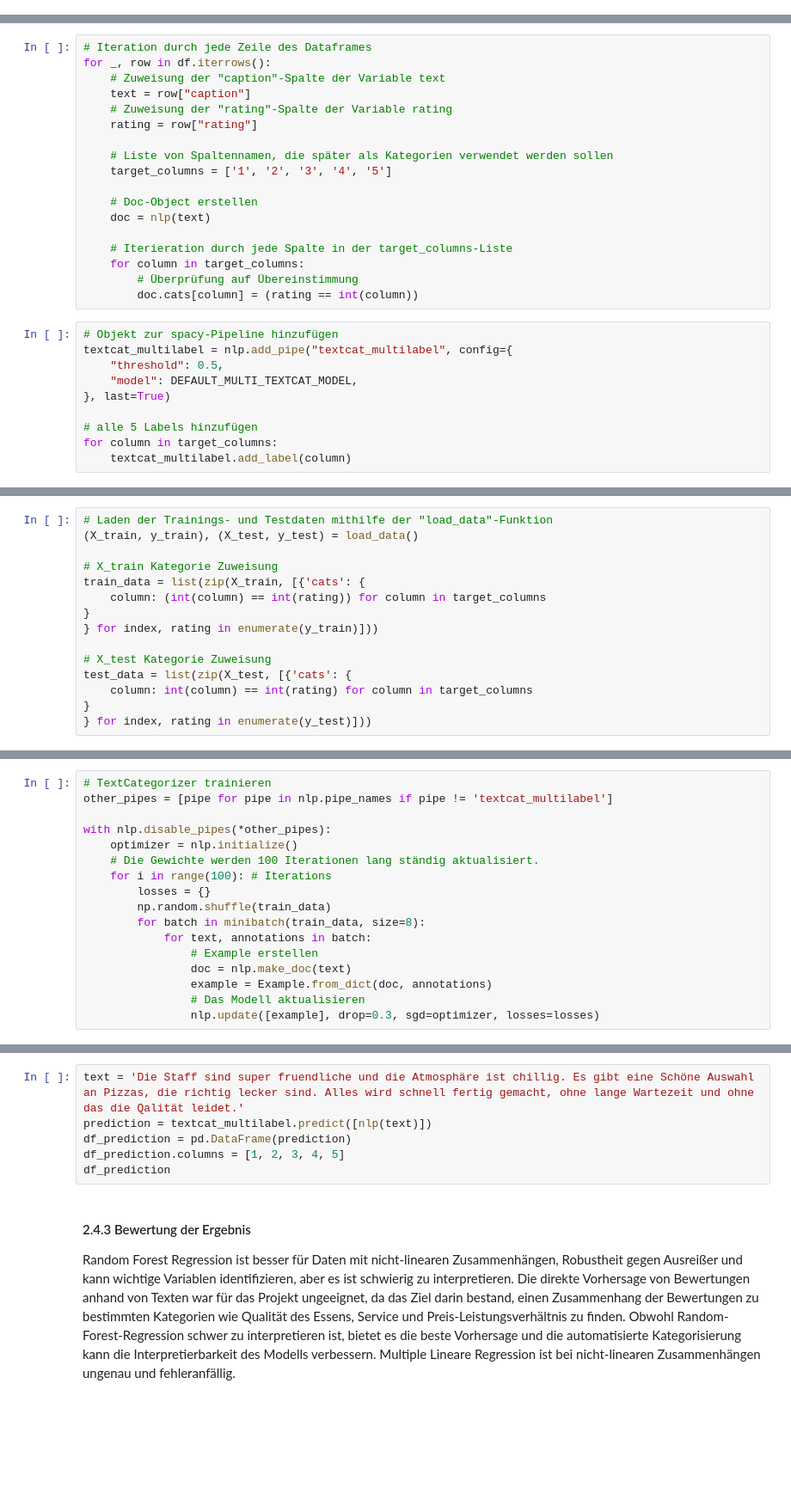
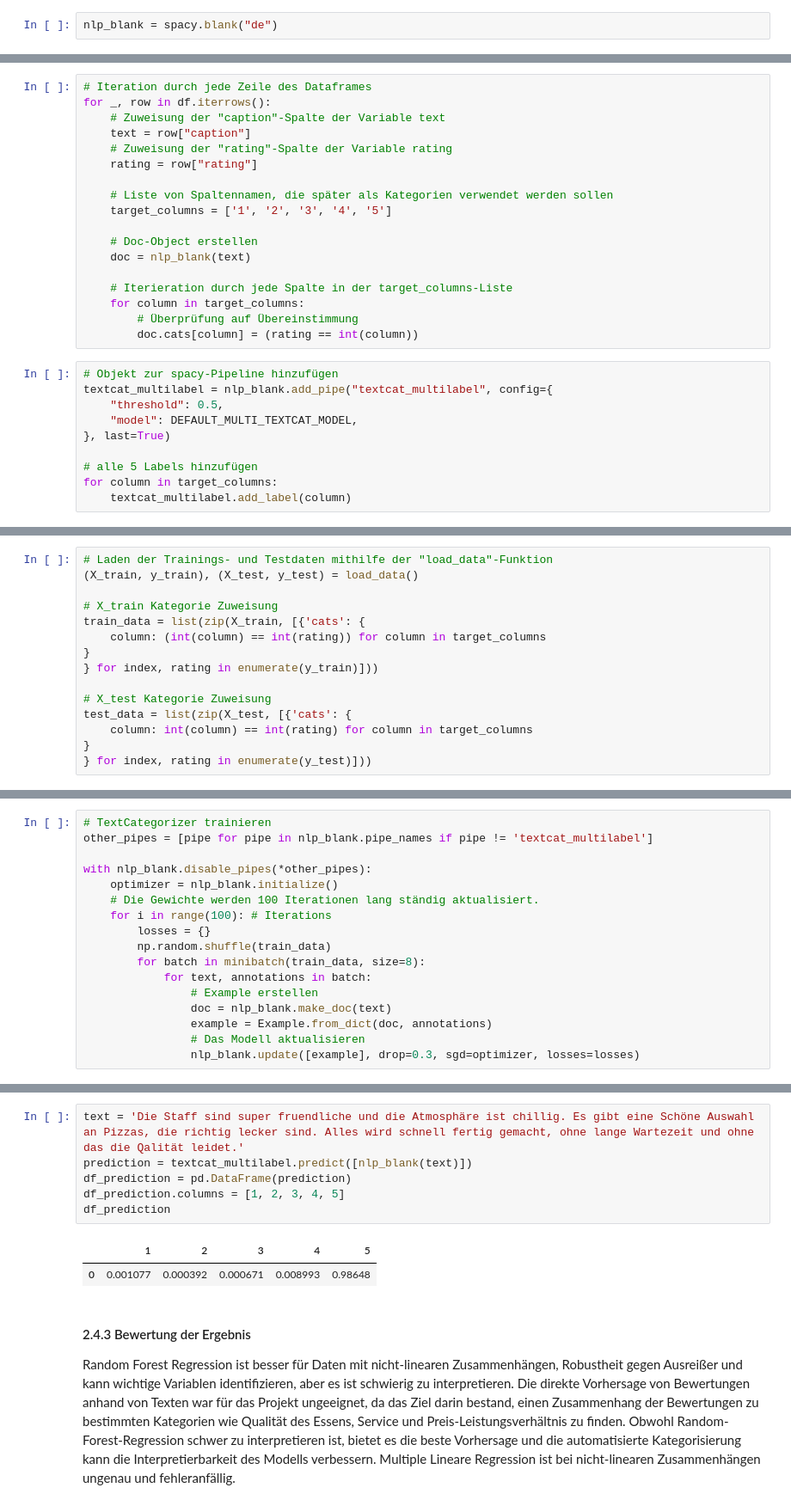
Before and after one commit to Herb-sh/NLPGoogleReviewSummary, a Jupyter notebook: Abschlussbericht.ipynb, the cells around one changed output, grey strips where cells are left out. Shown at 86% size. Drawn from its saved outputs; the diff is of its cells as text; blank space fills up the shorter version.

Commit message:
Fixed TextCategorizer Fehler

```diff
--- a/Abschlussbericht.ipynb
+++ b/Abschlussbericht.ipynb
@@ -633,5 +823,7 @@ print(f"Vorhersage: {round(vorhersage[0], 2)} Sterne")
 # %% [markdown]
 #### NLP-textcat_multilabel
+# %%
+nlp_blank = spacy.blank("de")
 # %%
 df = pd.read_csv(REVIEWS_CLEANED_FILE_PATH, sep=';')
 df.head()
@@ -647,7 +846,7 @@ for _, row in df.iterrows():
     target_columns = ['1', '2', '3', '4', '5']
 
     # Doc-Object erstellen
-    doc = nlp(text)
+    doc = nlp_blank(text)
 
     # Iterieration durch jede Spalte in der target_columns-Liste
     for column in target_columns:
@@ -655,7 +854,7 @@ for _, row in df.iterrows():
         doc.cats[column] = (rating == int(column))
 # %%
 # Objekt zur spacy-Pipeline hinzufügen
-textcat_multilabel = nlp.add_pipe("textcat_multilabel", config={
+textcat_multilabel = nlp_blank.add_pipe("textcat_multilabel", config={
     "threshold": 0.5,
     "model": DEFAULT_MULTI_TEXTCAT_MODEL,
 }, last=True)
@@ -699,9 +910,9 @@ train_data[:2]
 # %%
 # TextCategorizer trainieren
-other_pipes = [pipe for pipe in nlp.pipe_names if pipe != 'textcat_multilabel']
+other_pipes = [pipe for pipe in nlp_blank.pipe_names if pipe != 'textcat_multilabel']
 
-with nlp.disable_pipes(*other_pipes):
-    optimizer = nlp.initialize()
+with nlp_blank.disable_pipes(*other_pipes):
+    optimizer = nlp_blank.initialize()
     # Die Gewichte werden 100 Iterationen lang ständig aktualisiert.
     for i in range(100): # Iterations
         losses = {}
@@ -709,10 +920,10 @@ with nlp.disable_pipes(*other_pipes):
         for batch in minibatch(train_data, size=8):
             for text, annotations in batch:
                 # Example erstellen
-                doc = nlp.make_doc(text)
+                doc = nlp_blank.make_doc(text)
                 example = Example.from_dict(doc, annotations)
                 # Das Modell aktualisieren
-                nlp.update([example], drop=0.3, sgd=optimizer, losses=losses)
+                nlp_blank.update([example], drop=0.3, sgd=optimizer, losses=losses)
 # %%
 # Die Bewertung des Models
 correct = 0
@@ -739,9 +952,12 @@ print(f"Genauigkeit: {round(accuracy * 100, 2)}%")
 # %%
 text = 'Die Staff sind super fruendliche und die Atmosphäre ist chillig. Es gibt eine Schöne Auswahl an Pizzas, die richtig lecker sind. Alles wird schnell fertig gemacht, ohne lange Wartezeit und ohne das die Qalität leidet.'
-prediction = textcat_multilabel.predict([nlp(text)])
+prediction = textcat_multilabel.predict([nlp_blank(text)])
 df_prediction = pd.DataFrame(prediction)
 df_prediction.columns = [1, 2, 3, 4, 5]
 df_prediction
+# %% [output]
+|  | 1 | 2 | 3 | 4 | 5 |
+| 0 | 0.001077 | 0.000392 | 0.000671 | 0.008993 | 0.98648 |
 # %% [markdown]
 #### 2.4.3 Bewertung der Ergebnis
 Random Forest Regression ist besser für Daten mit nicht-linearen Zusammenhängen, Robustheit gegen Ausreißer und kann wichtige Variablen identifizieren, aber es ist schwierig zu interpretieren. Die direkte Vorhersage von Bewertungen anhand von Texten war für das Projekt ungeeignet, da das Ziel darin bestand, einen Zusammenhang der Bewertungen zu bestimmten Kategorien wie Qualität des Essens, Service und Preis-Leistungsverhältnis zu finden. Obwohl Random-Forest-Regression schwer zu interpretieren ist, bietet es die beste Vorhersage und die automatisierte Kategorisierung kann die Interpretierbarkeit des Modells verbessern. Multiple Lineare Regression ist bei nicht-linearen Zusammenhängen ungenau und fehleranfällig.
```
Also changed, not shown: parts of 33 cells of this notebook, 2 other files.
